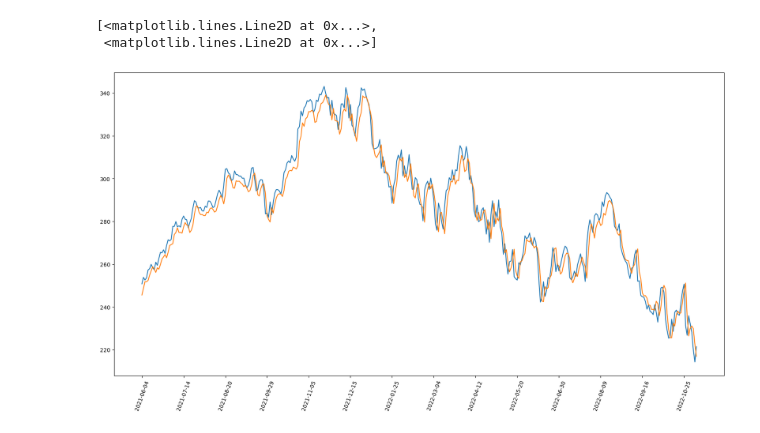
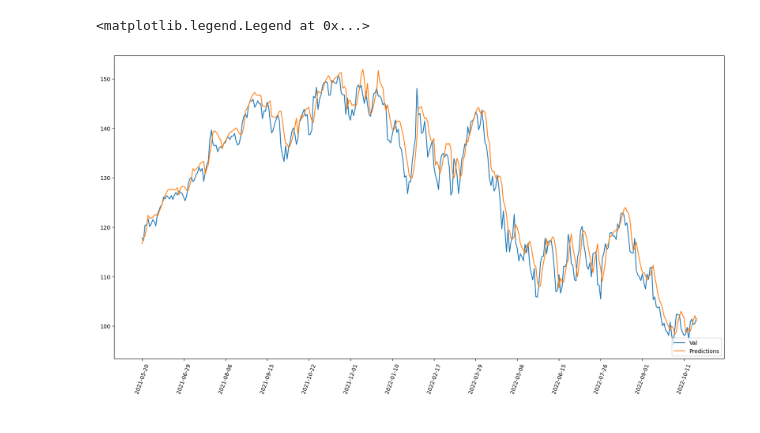
Before and after one commit to limaniner420/PriceActionPredict-ML-DL, a Jupyter notebook: LSTM.ipynb, the cells around one changed output. Drawn from its saved outputs; the diff is of its cells as text; code cells hidden in the pictures.

Commit message:
Update LSTM

```diff
--- a/LSTM.ipynb
+++ b/LSTM.ipynb
@@ -12,42 +13,42 @@ from sklearn.preprocessing import StandardScaler
 # %%
 file = pd.read_json("data.json")
-data = pd.DataFrame(file['MSFT']['chart'])
+SET_ESS = ["date", "close", "high", "low", "open", "symbol", "volume", "change", "changePercent"]
+data = pd.DataFrame(file['GOOG']['chart'])[SET_ESS]
+pre.apply_indicators(data)
 data.set_index('date',inplace = True)
-data = data.filter(['close'])
+data = data.filter(['close','ma_cross','macd_cross'])
+data.dropna(inplace=True)
 data_len = len(data.values)
-feature = 1
+feature = 3
 # %%
 scaler = StandardScaler()
 scaled_data = scaler.fit_transform(data.values)
-
 # predict 360 days
 test_size = 360
-
 # 14 days to predict the next day (sliding window)
 window = 14
-
 #split the train data
 train_data = scaled_data[0:data_len-test_size-window,:]
 x_train = []
 y_train = []
-
 for i in range(window, len(train_data)):
-  x_train.append(train_data[i-window:i])
-  y_train.append(train_data[i, :])
+  x_train.append(train_data[i-window:i, :])
+  y_train.append(train_data[i][0])
 
 x_train, y_train = np.array(x_train), np.array(y_train)
-
+x_train = np.reshape(x_train, (x_train.shape[0], x_train.shape[1], feature))
 #split the test_data (for validation)
 test_data = scaled_data[data_len-(window+test_size):data_len,:]
 x_test = []
 y_test = []
 for i in range(window, len(test_data)):
-  x_test.append(test_data[i-window:i])
-  y_test.append(test_data[i, :])
+  x_test.append(test_data[i-window:i, :])
+  y_test.append(test_data[i][0])
 
 x_test,y_test = np.array(x_test), np.array(y_test)
+x_test = np.reshape(x_test, (x_test.shape[0], x_test.shape[1], feature))
 # %%
-learning_rate = 0.03
+learning_rate = 0.003
 input_model = Input(shape=(window, feature))
 
 # randomly drop 20% training cell
@@ -59,7 +60,7 @@ Dense_window = Dense(window)
 # output layer (1 for the only price output)
 Dense_feature = Dense(1)
 
-LSTM_MODEL = Bidirectional(LSTM(30,activation='tanh'))
+LSTM_MODEL = LSTM(75,activation='tanh')
 output_layer1 = LSTM_MODEL(input_model)
 output_layer2 = dropout_layer(output_layer1)
 output_layer3 = Dense_window(output_layer2 )
@@ -68,5 +69,5 @@ model = Model(input_model,output)
 
 model.summary()
 model.compile(optimizer = keras.optimizers.Adam(learning_rate=learning_rate), loss='mean_squared_error')
-model.fit(x_train,y_train,validation_data=(x_test,y_test),epochs=50)
+model.fit(x_train,y_train,validation_data=(x_test,y_test), epochs=50)
 # %% [output]
@@ -105,5 +106,10 @@ rmse:  0.07619659178927818
 # %%
-predictions = scaler.inverse_transform(predictions)
+
+Predict_dataset_3D = np.zeros(shape=(len(predictions), 3) )
+Predict_dataset_3D[:,0] = predictions[:,0]
+
+predictions = scaler.inverse_transform(Predict_dataset_3D)[:,0]
+
 train = data[:data_len-test_size]
 predict = data[data_len-test_size:data_len]
 predict['Predictions'] = predictions
@@ -116,6 +122,8 @@ plt.plot(predict[['close','Predictions']],linewidth=1)
 plt.xticks(np.arange(0, len(data.values)+1,37),rotation=70)
 plt.legend(['Train','Val','Predictions'], loc = 'lower right')
 plt.show()
+
+print(predict[['close','Predictions']])
 # %% [output]
 A value is trying to be set on a copy of a slice from a DataFrame.
 Try using .loc[row_indexer,col_indexer] = value instead
@@ -126,8 +149,8 @@ See the caveats in the documentation: https://pandas.pydata.org/pandas-docs/stab
 # %%
 plt.figure(figsize=(20,10))
 plt.xticks(np.arange(0, len(predict)+1,27),rotation=70)
 plt.plot(predict[['close','Predictions']],linewidth=1.5)
+plt.legend(['Val','Predictions'], loc = 'lower right')
 # %% [output]
-[<matplotlib.lines.Line2D at 0x...>,
- <matplotlib.lines.Line2D at 0x...>]
+<matplotlib.legend.Legend at 0x...>
-[figure, old version]
+[figure, new version]
```
Also changed, not shown: parts of 4 cells of this notebook.
